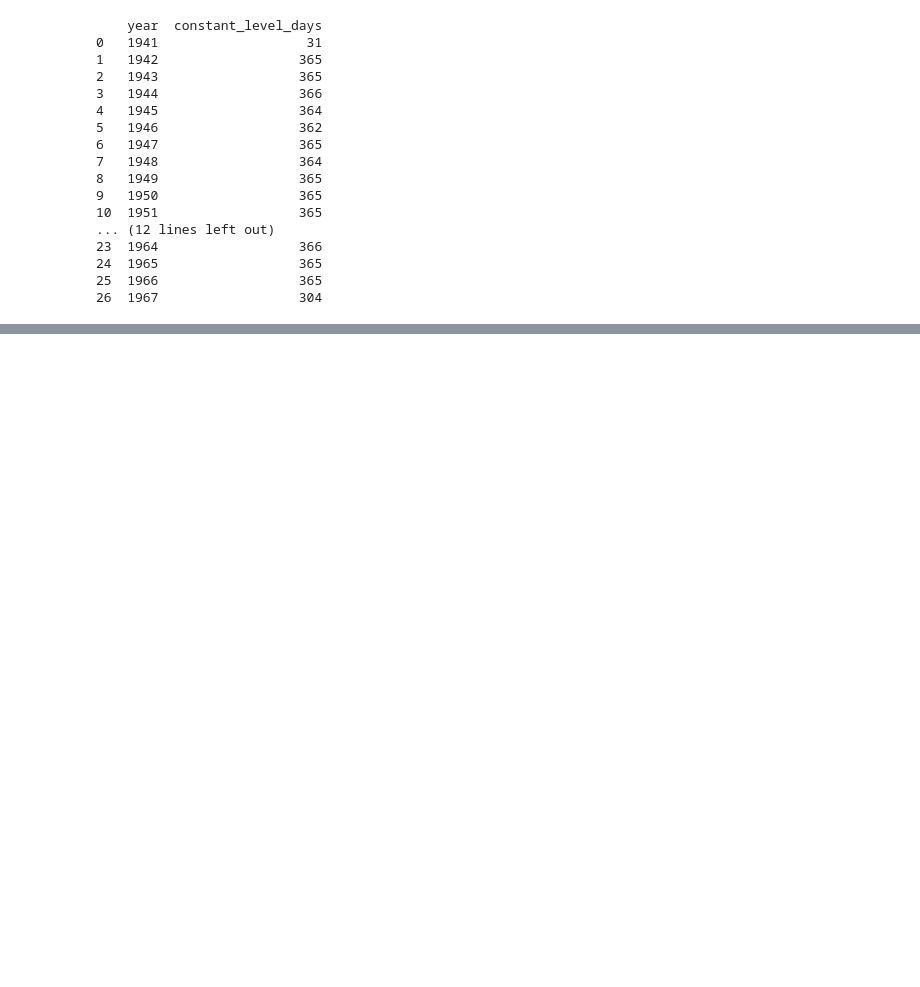
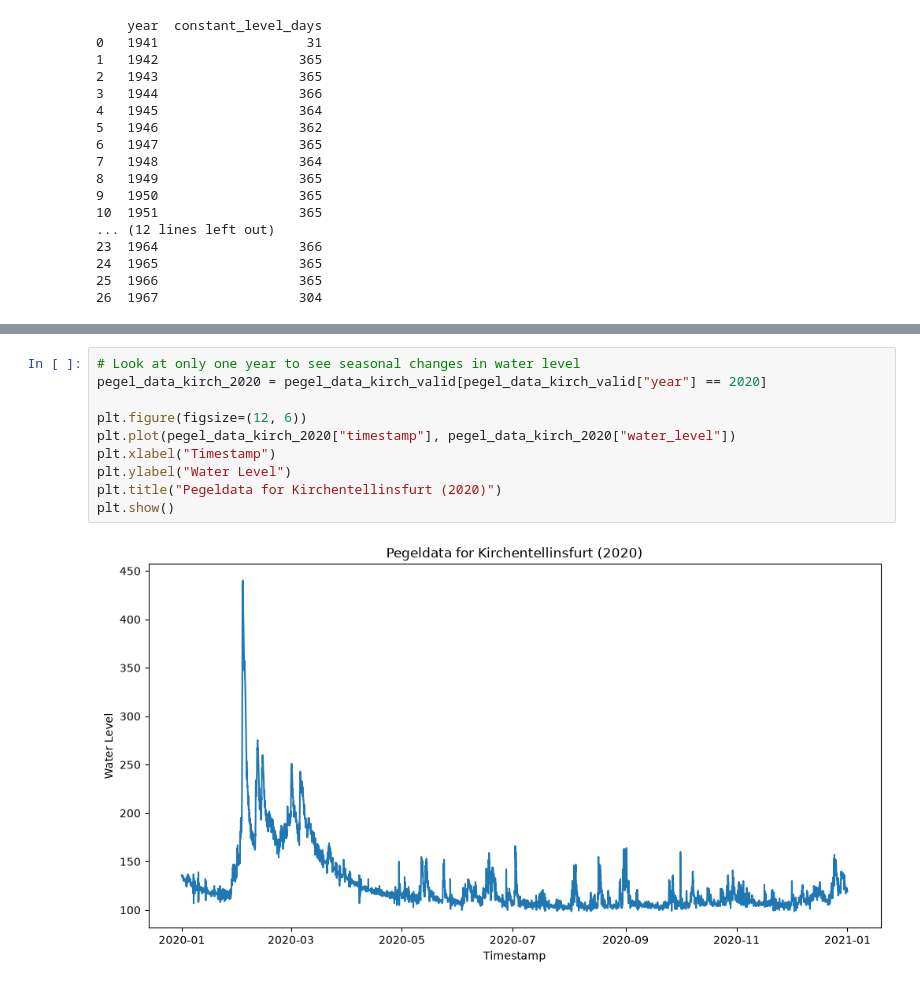
Before and after one commit to kessikessi/DS500_Neckpred, a Jupyter notebook: code/pegeldata.ipynb, the cells around one changed output, grey strips where cells are left out. Cells and saved outputs as stored; diff of their text form; blank space fills up the shorter version.

```diff
--- a/code/pegeldata.ipynb
+++ b/code/pegeldata.ipynb
@@ -118,0 +134,12 @@ print(probably_systematic_faulty_days)
+# %%
+# Look at only one year to see seasonal changes in water level
+pegel_data_kirch_2020 = pegel_data_kirch_valid[pegel_data_kirch_valid["year"] == 2020]
+
+plt.figure(figsize=(12, 6))
+plt.plot(pegel_data_kirch_2020["timestamp"], pegel_data_kirch_2020["water_level"])
+plt.xlabel("Timestamp")
+plt.ylabel("Water Level")
+plt.title("Pegeldata for Kirchentellinsfurt (2020)")
+plt.show()
+# %% [output]
+[figure, added]
```
Also changed, not shown: parts of 2 cells of this notebook, 7 other files.
